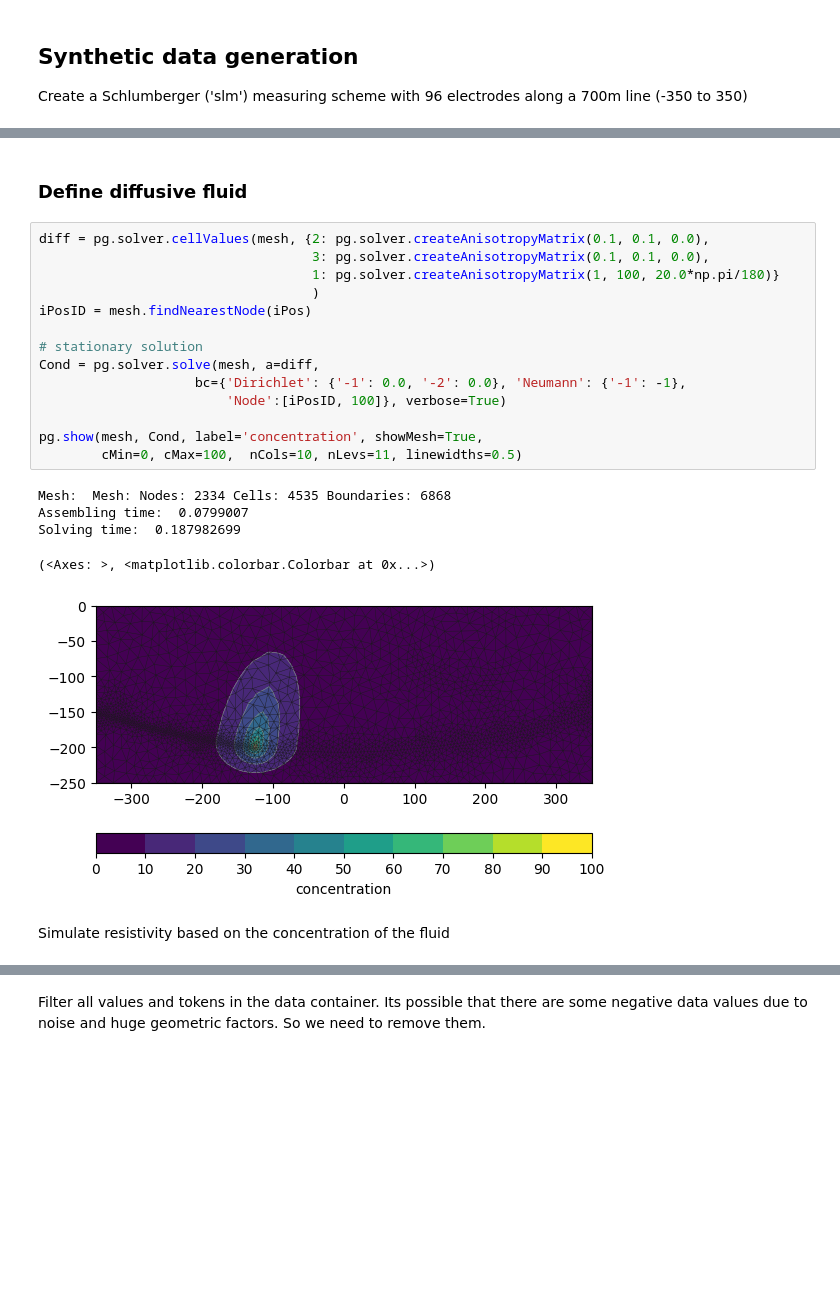
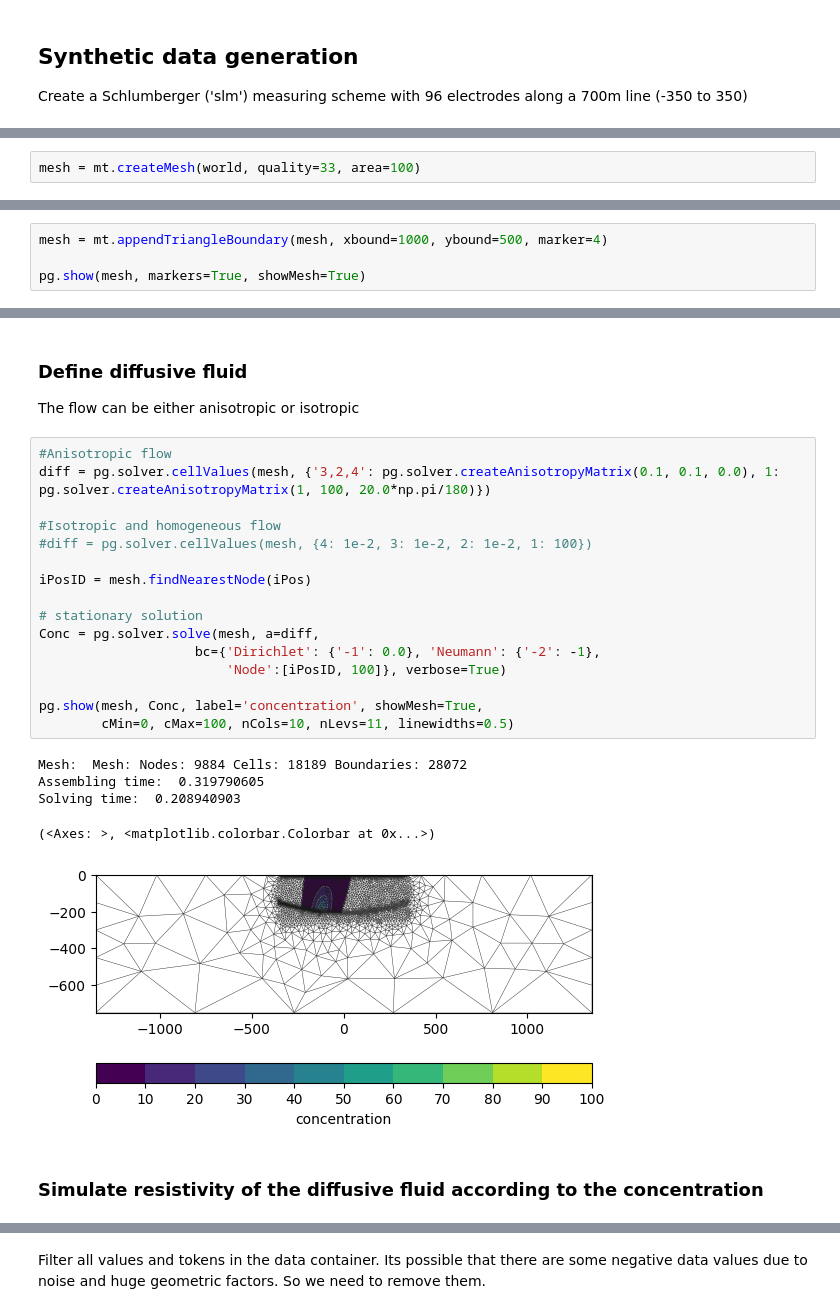
Before and after one commit to jcmefra/Aguas_Vichy, a Jupyter notebook: Modelling_complex.ipynb, the cells around one changed output, grey strips where cells are left out. Drawn from its saved outputs; the diff is of its cells as text; blank space fills up the shorter version.

Commit message:
Fluid model finished

```diff
--- a/Modelling_complex.ipynb
+++ b/Modelling_complex.ipynb
@@ -86,0 +85,2 @@ pg.show(mesh, data=rhomap, label=pg.unit('res'), showMesh=True)
+# %%
+mesh = mt.createMesh(world, quality=33, area=100)
@@ -86,0 +90,4 @@ pg.show(mesh, data=rhomap, label=pg.unit('res'), showMesh=True)
+# %%
+mesh = mt.appendTriangleBoundary(mesh, xbound=1000, ybound=500, marker=4)
+
+pg.show(mesh, markers=True, showMesh=True)
@@ -87,25 +138,29 @@ pg.show(mesh, data=rhomap, label=pg.unit('res'), showMesh=True)
 # %% [markdown]
 ### Define diffusive fluid
+
+The flow can be either anisotropic or isotropic
 # %%
-diff = pg.solver.cellValues(mesh, {2: pg.solver.createAnisotropyMatrix(0.1, 0.1, 0.0),
-                                   3: pg.solver.createAnisotropyMatrix(0.1, 0.1, 0.0),
-                                   1: pg.solver.createAnisotropyMatrix(1, 100, 20.0*np.pi/180)}
-                                   )
+#Anisotropic flow
+diff = pg.solver.cellValues(mesh, {'3,2,4': pg.solver.createAnisotropyMatrix(0.1, 0.1, 0.0), 1: pg.solver.createAnisotropyMatrix(1, 100, 20.0*np.pi/180)})
+
+#Isotropic and homogeneous flow
+#diff = pg.solver.cellValues(mesh, {4: 1e-2, 3: 1e-2, 2: 1e-2, 1: 100})
+
 iPosID = mesh.findNearestNode(iPos)
 
 # stationary solution
-Cond = pg.solver.solve(mesh, a=diff,
-                    bc={'Dirichlet': {'-1': 0.0, '-2': 0.0}, 'Neumann': {'-1': -1},
+Conc = pg.solver.solve(mesh, a=diff,
+                    bc={'Dirichlet': {'-1': 0.0}, 'Neumann': {'-2': -1},
                         'Node':[iPosID, 100]}, verbose=True)
 
-pg.show(mesh, Cond, label='concentration', showMesh=True,
-        cMin=0, cMax=100,  nCols=10, nLevs=11, linewidths=0.5)
+pg.show(mesh, Conc, label='concentration', showMesh=True,
+        cMin=0, cMax=100, nCols=10, nLevs=11, linewidths=0.5)
 # %% [output]
-Mesh:  Mesh: Nodes: 2334 Cells: 4535 Boundaries: 6868
-Assembling time:  0.0799007
-Solving time:  0.187982699
+Mesh:  Mesh: Nodes: 9884 Cells: 18189 Boundaries: 28072
+Assembling time:  0.319790605
+Solving time:  0.208940903
 (<Axes: >, <matplotlib.colorbar.Colorbar at 0x...>)
-[figure, old version]
+[figure, new version]
-# %% [markdown]
-Simulate resistivity based on the concentration of the fluid
+# %% [markdown]
+### Simulate resistivity of the diffusive fluid according to the concentration
 # %%
```
Also changed, not shown: parts of 17 cells of this notebook, 2 other files.
